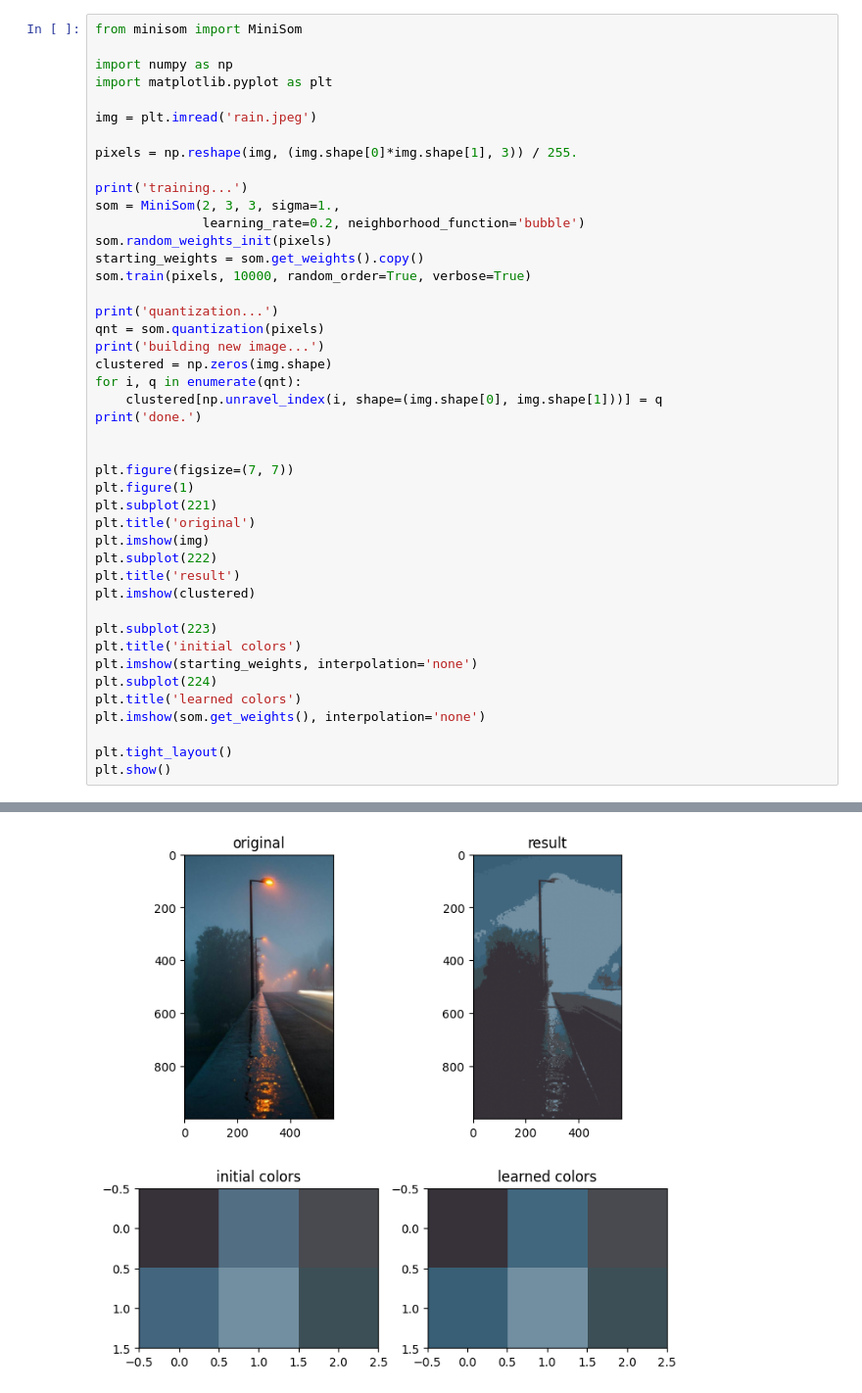
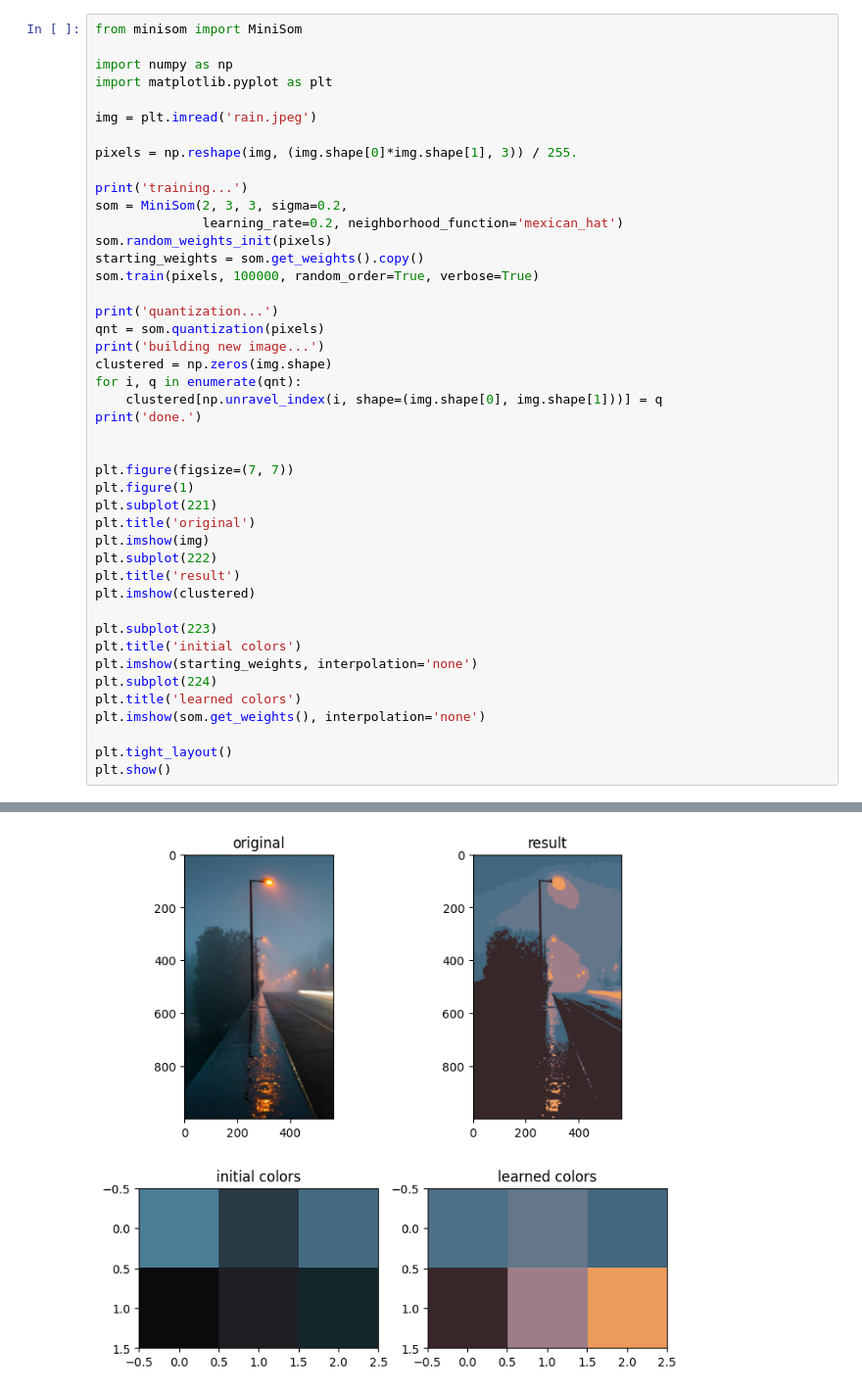
Before and after one commit to DiegoCastr00/Machine_Learning, a Jupyter notebook: Practica_4_SOM/som.ipynb, the cells around one changed output, grey strips where cells are left out. Shown at 98% size. Saved outputs shown, nothing was run; the diff lists cells and outputs as text.

```diff
--- a/Practica_4_SOM/som.ipynb
+++ b/Practica_4_SOM/som.ipynb
@@ -135,11 +115,11 @@ img = plt.imread('rain.jpeg')
 pixels = np.reshape(img, (img.shape[0]*img.shape[1], 3)) / 255.
 
 print('training...')
-som = MiniSom(2, 3, 3, sigma=1.,
-              learning_rate=0.2, neighborhood_function='bubble')
+som = MiniSom(2, 3, 3, sigma=0.2,
+              learning_rate=0.2, neighborhood_function='mexican_hat')
 som.random_weights_init(pixels)
 starting_weights = som.get_weights().copy()
-som.train(pixels, 10000, random_order=True, verbose=True)
+som.train(pixels, 100000, random_order=True, verbose=True)
 
 print('quantization...')
 qnt = som.quantization(pixels)
@@ -175,4 +155,4 @@ training...
 quantization...
 building new image...
 done.
-[figure, old version]
+[figure, new version]
```
Also changed, not shown: parts of 4 cells of this notebook, 1 other file.
